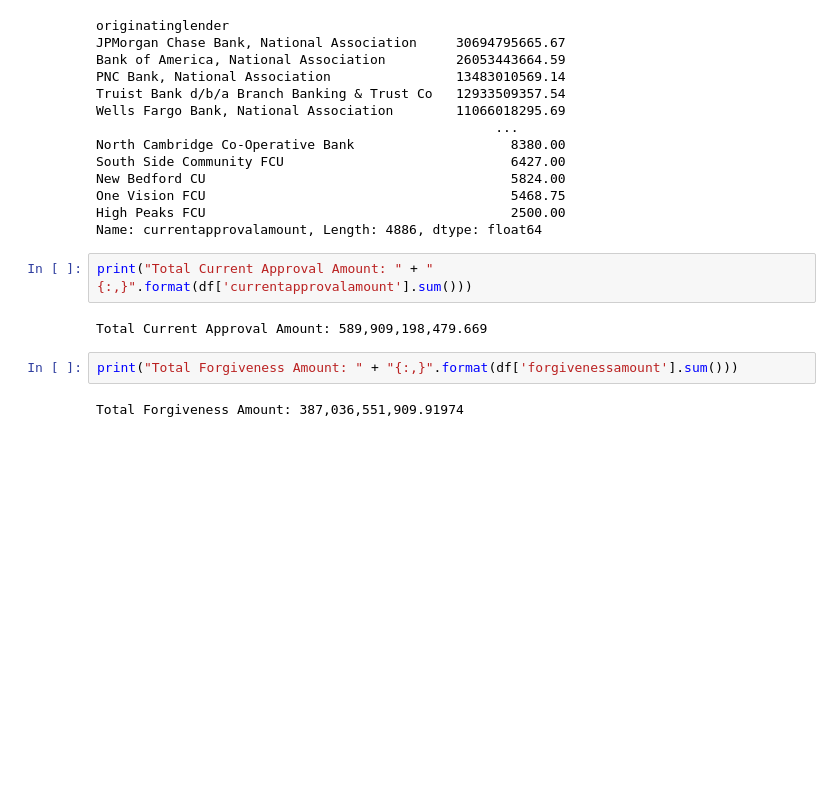
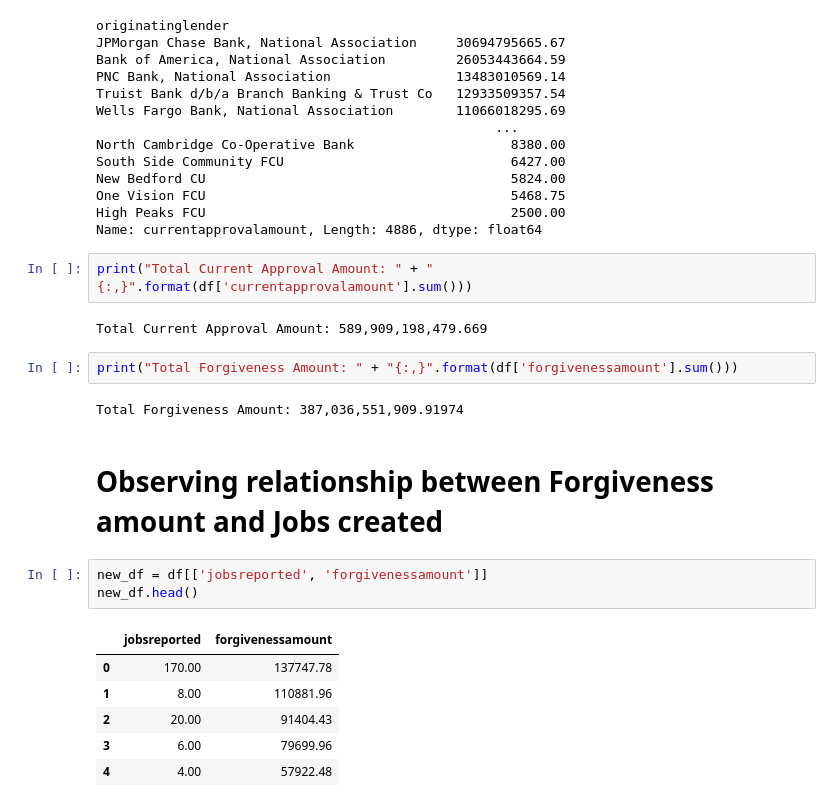
Before and after one commit to Jyve00/PPP_Loans, a Jupyter notebook: Data/EDA.ipynb, the cells around one changed output. Saved outputs shown, nothing was run; the diff lists cells and outputs as text; blank space fills up the shorter version.

```diff
--- a/Data/EDA.ipynb
+++ b/Data/EDA.ipynb
@@ -154,3 +154,15 @@ Total Current Approval Amount: 589,909,198,479.669
 print("Total Forgiveness Amount: " + "{:,}".format(df['forgivenessamount'].sum()))
 # %% [output]
 Total Forgiveness Amount: 387,036,551,909.91974
+# %% [markdown]
+# Observing relationship between Forgiveness amount and Jobs created
+# %%
+new_df = df[['jobsreported', 'forgivenessamount']]
+new_df.head()
+# %% [output]
+|  | jobsreported | forgivenessamount |
+| 0 | 170.00 | 137747.78 |
+| 1 | 8.00 | 110881.96 |
+| 2 | 20.00 | 91404.43 |
+| 3 | 6.00 | 79699.96 |
+| 4 | 4.00 | 57922.48 |
```
Also changed, not shown: parts of 1 cell of this notebook.
